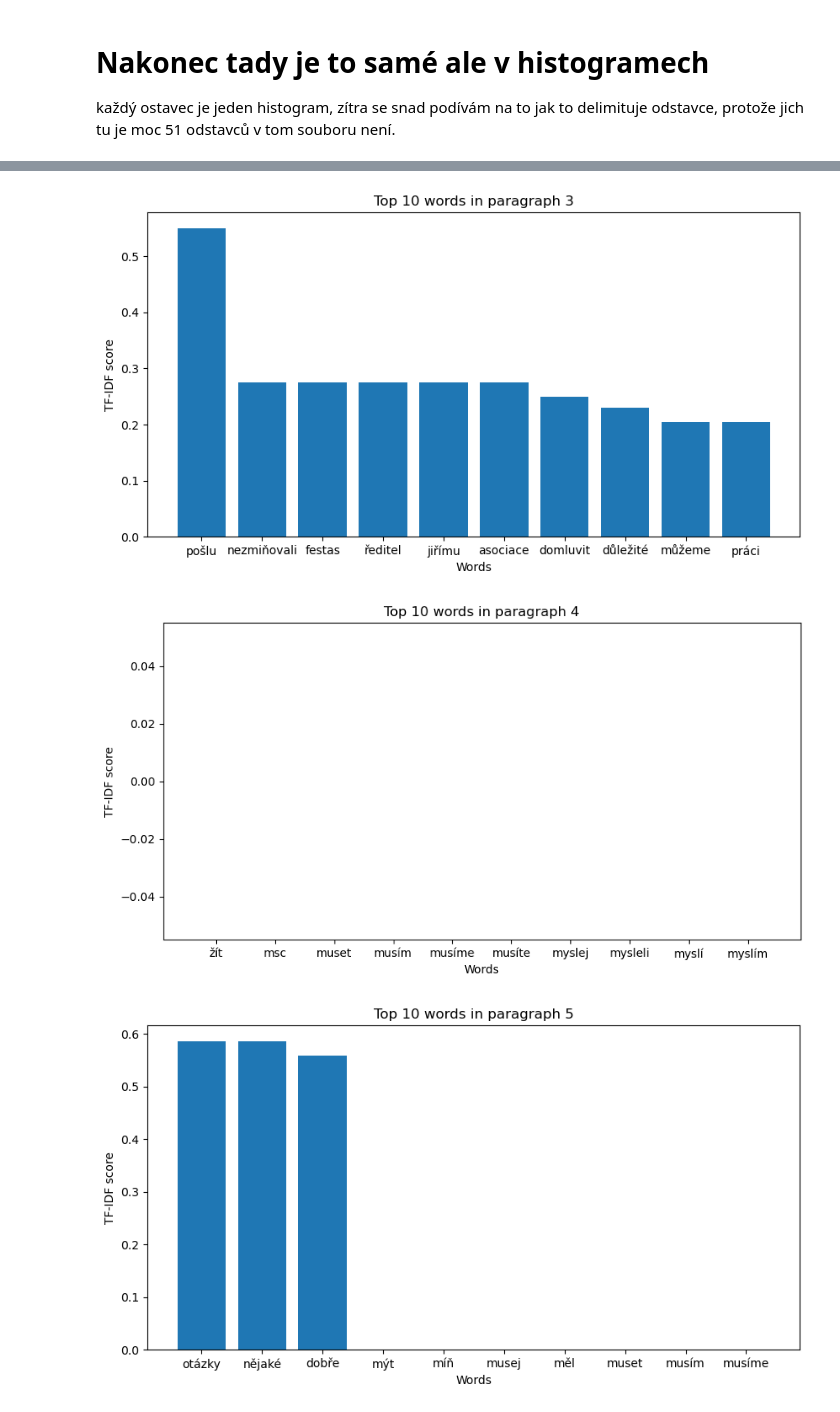
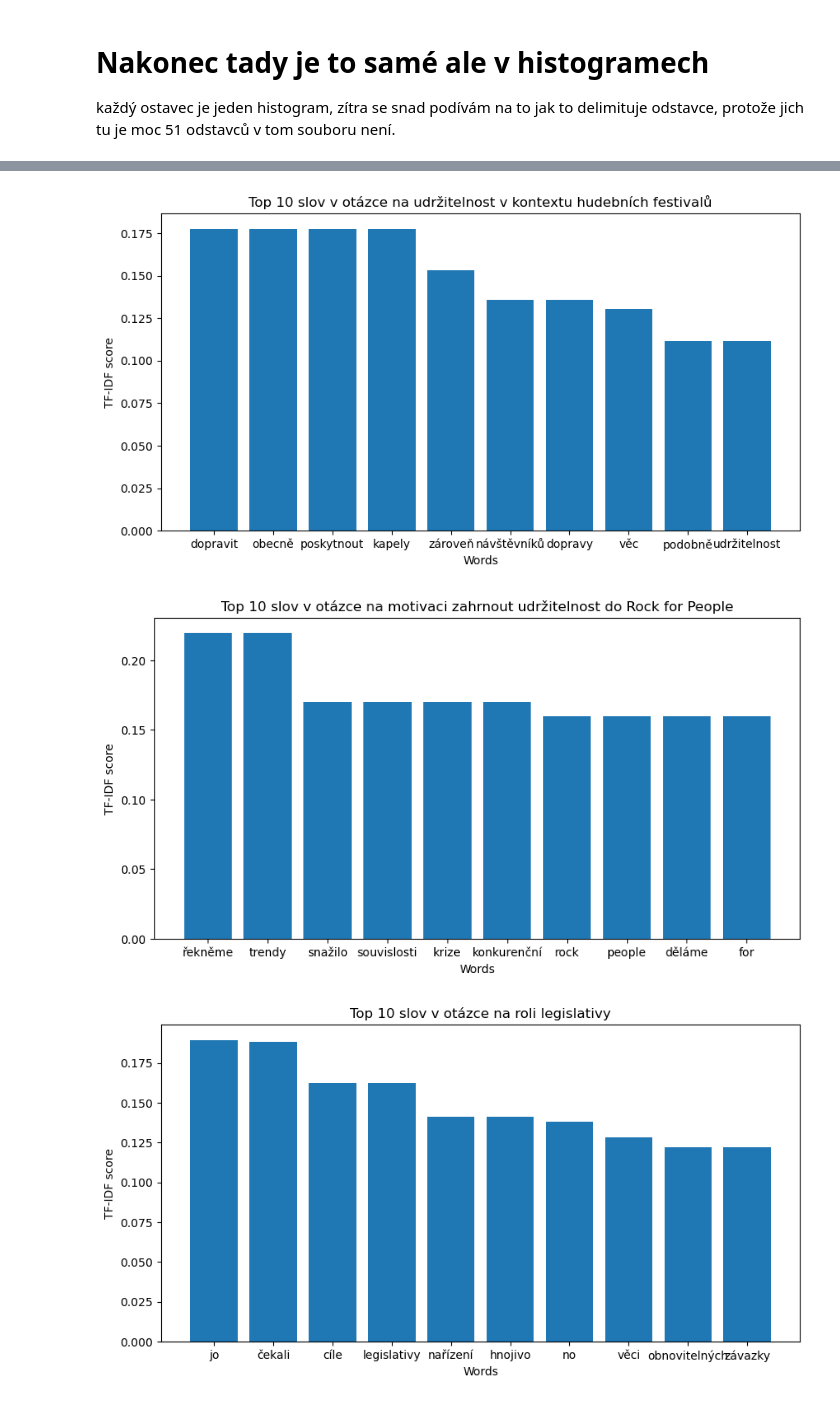
Before and after one commit to luukkass/metody, a Jupyter notebook: metody.ipynb, the cells around one changed output, grey strips where cells are left out. Saved outputs shown, nothing was run; the diff lists cells and outputs as text; code cells hidden in the pictures.

```diff
--- a/metody.ipynb
+++ b/metody.ipynb
@@ -29,17 +29,20 @@ import matplotlib.pyplot as plt
 import string
 import nltk
 
-doc = Document('Transkript-naanalyzu.docx')
+doc = Document('text.docx')
 text = ' '.join([paragraph.text for paragraph in doc.paragraphs])
 text = text.lower()
 text = text.translate(str.maketrans('', '', string.punctuation))
 
 with open('stopwords-cs.txt', 'r') as f:
     stopwords = set(f.read().splitlines())
+stopwords.update(["samozřejmě", "těch", "jako", "právě", "dělat", "víme", "no", "jo", "věci", "nějaký", "teď", "nějakou", "měli", "věc", "ať", "spíš","festivalu","abychom", "zase","úplně"])
+wordcloud = WordCloud(stopwords=stopwords, background_color="white", width= 1920, height= 1080).generate(text)
 
-wordcloud = WordCloud(stopwords=stopwords, background_color="white").generate(text)
 
+plt.figure(figsize=(19.2, 10.8), facecolor='w')
+plt.axis("off")
 plt.imshow(wordcloud, interpolation='bilinear')
-plt.axis("off")
+plt.savefig('wordcloud.png', dpi=400, facecolor='w', bbox_inches='tight')
 plt.show()
 # %% [output]
@@ -53,7 +53,7 @@ tady je pro každý odstavec vždy top 10 slov oskorovaných podle TFIDF metody.
 # %%
 from sklearn.feature_extraction.text import TfidfVectorizer
 
-doc = Document('Transkript-naanalyzu.docx')
+doc = Document('text.docx')
 paragraphs = [paragraph.text for paragraph in doc.paragraphs]
 paragraphs = [p.lower().translate(str.maketrans('', '', string.punctuation)) for p in paragraphs]
 
@@ -98,6 +98,19 @@ import numpy as np
 tfidf_scores = vectorizer.fit_transform(paragraphs)
 
 feature_names = vectorizer.get_feature_names_out()
+titles = ["Top 10 slov v představení respondenta",
+          "Top 10 slov v otázce na osobní přístup",
+          "Top 10 slov v otázce na udržitelnost v kontextu hudebních festivalů",
+          "Top 10 slov v otázce na motivaci zahrnout udržitelnost do Rock for People",
+          "Top 10 slov v otázce na roli legislativy",
+          "Top 10 slov v otázce na výzvy a granty",
+          "Top 10 slov v otázce na ISO20121",
+          "Top 10 slov v otázce na zavádění reportingu v praxi",
+          "Top 10 slov v otázce překážek při tvorbě reportingu",
+          "Top 10 slov v otázce nákladů na nečinnost",
+          "Top 10 slov v otázce náklady na udržitelnost a reporting",
+          "Top 10 slov v otázce na místní komunitu",
+          "Top 10 slov v otázce na feedback návštěvníků"]
 for i, scores in enumerate(tfidf_scores.toarray()):
     sorted_indices = np.argsort(scores)[::-1]
     sorted_words = np.array(feature_names)[sorted_indices]
@@ -105,7 +118,7 @@ for i, scores in enumerate(tfidf_scores.toarray()):
 
     plt.figure(figsize=(10, 5))
     plt.bar(sorted_words[:10], sorted_scores[:10])
-    plt.title(f'Top 10 words in paragraph {i+1}')
+    plt.title(titles[i])
     plt.xlabel('Words')
     plt.ylabel('TF-IDF score')
     plt.show()
@@ -115,3 +128,3 @@ for i, scores in enumerate(tfidf_scores.toarray()):
-[figure, old version]
+[figure, new version]
-[figure, old version]
+[figure, new version]
-[figure, old version]
+[figure, new version]
```
Also changed, not shown: parts of 3 cells of this notebook, 2 other files.
